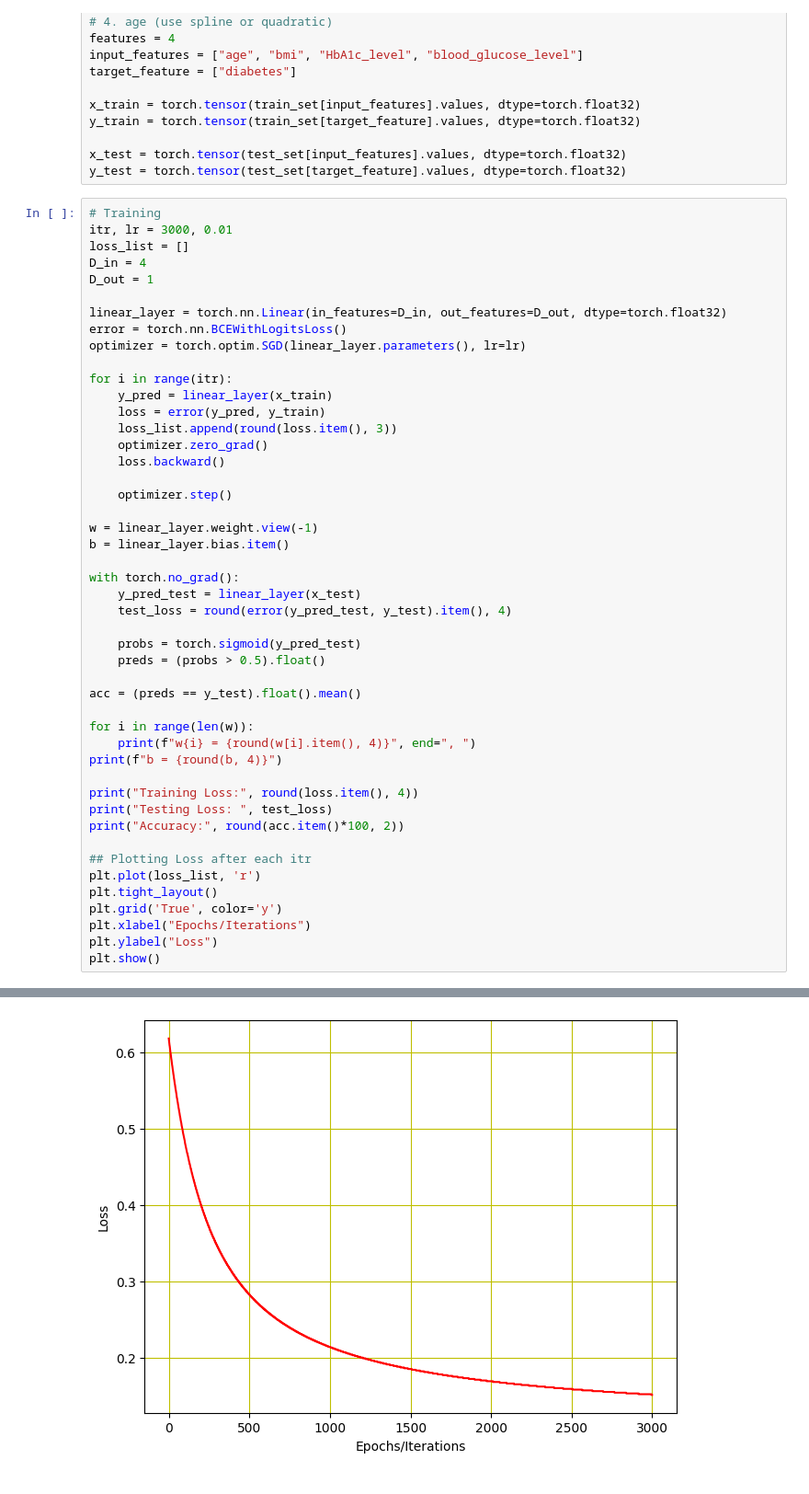
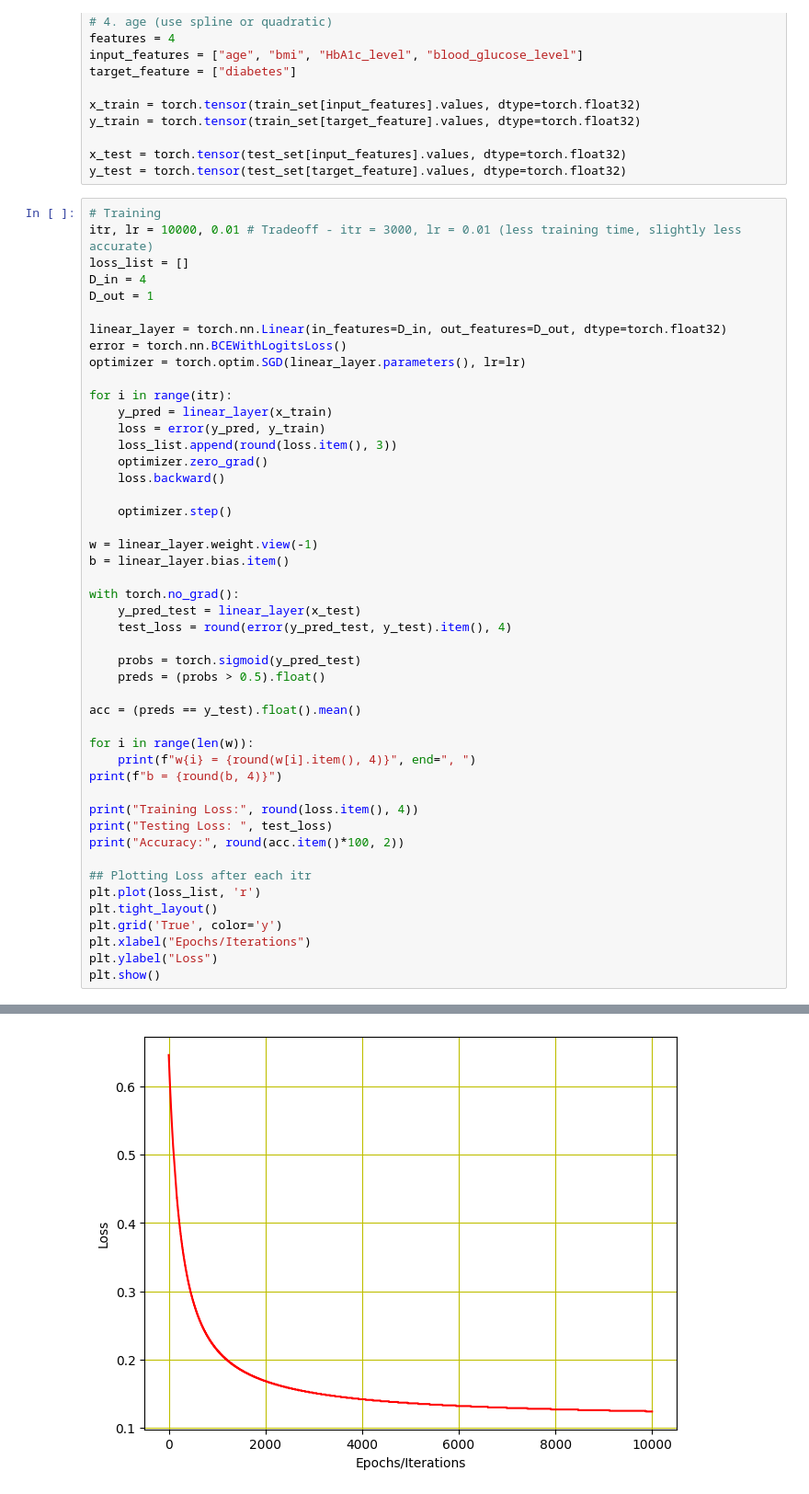
Before and after one commit to bp2881/machinelearning-algo, a Jupyter notebook: LogisticRegression.ipynb, the cells around one changed output, grey strips where cells are left out. Shown at 92% size. Drawn from its saved outputs; the diff is of its cells as text.

```diff
--- a/LogisticRegression.ipynb
+++ b/LogisticRegression.ipynb
@@ -33,7 +36,7 @@ x_test = torch.tensor(test_set[input_features].values, dtype=torch.float32)
 y_test = torch.tensor(test_set[target_feature].values, dtype=torch.float32)
 # %%
 # Training
-itr, lr = 3000, 0.01
+itr, lr = 10000, 0.01 # Tradeoff - itr = 3000, lr = 0.01 (less training time, slightly less accurate)
 loss_list = []
 D_in = 4
 D_out = 1
@@ -86 +89 @@ Accuracy: 95.49
-[figure, old version]
+[figure, new version]
```
Also changed, not shown: parts of 4 cells of this notebook, 2 other files.
